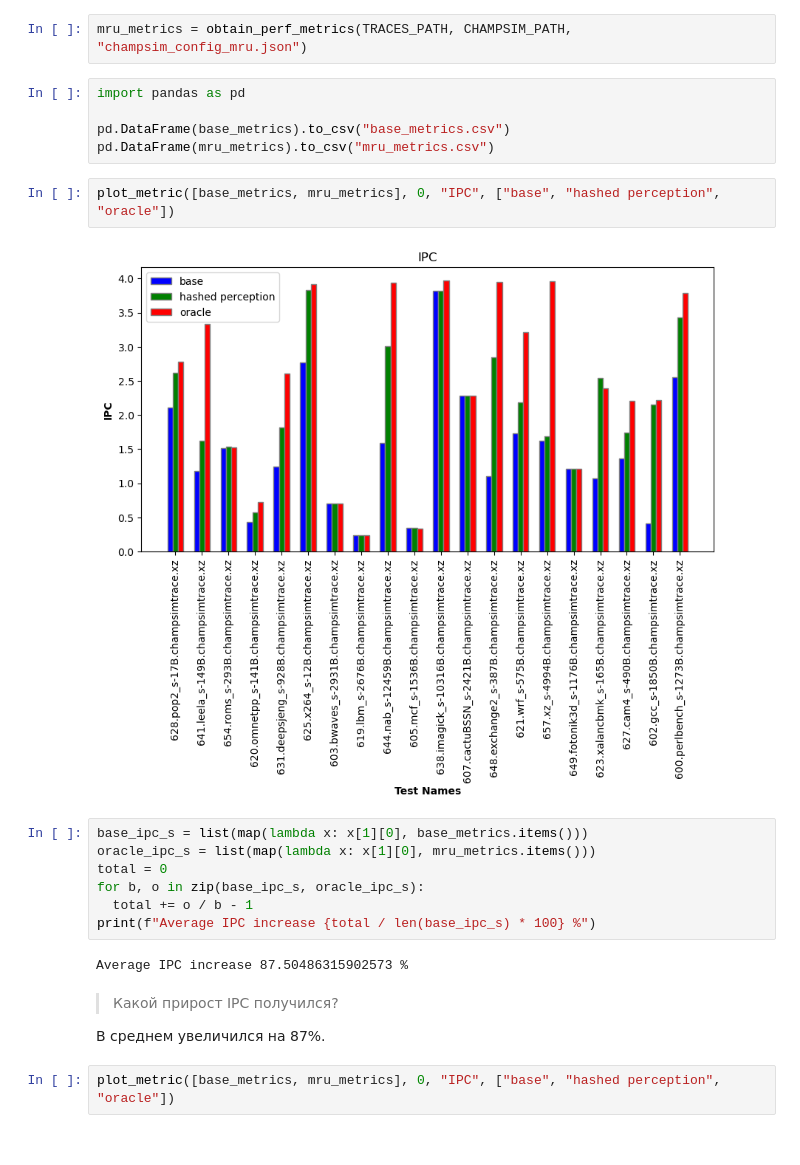
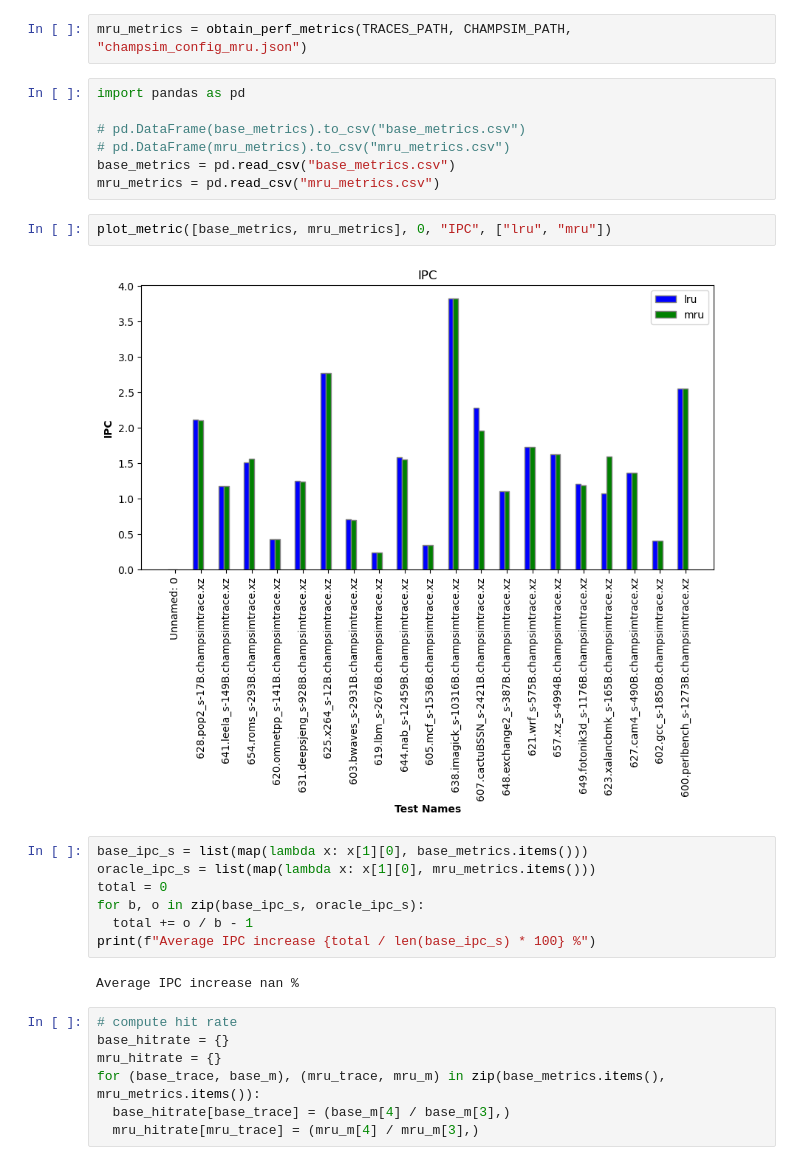
Before and after one commit to Dmitrryy/ChampSim, a Jupyter notebook: tasks/task2/report.ipynb, the cells around one changed output. Drawn from its saved outputs; the diff is of its cells as text.

```diff
--- a/tasks/task2/report.ipynb
+++ b/tasks/task2/report.ipynb
@@ -40,12 +22,14 @@ mru_metrics = obtain_perf_metrics(TRACES_PATH, CHAMPSIM_PATH, "champsim_config_m
 # %%
 import pandas as pd
 
-pd.DataFrame(base_metrics).to_csv("base_metrics.csv")
-pd.DataFrame(mru_metrics).to_csv("mru_metrics.csv")
+# pd.DataFrame(base_metrics).to_csv("base_metrics.csv")
+# pd.DataFrame(mru_metrics).to_csv("mru_metrics.csv")
+base_metrics = pd.read_csv("base_metrics.csv")
+mru_metrics = pd.read_csv("mru_metrics.csv")
 # %%
-plot_metric([base_metrics, mru_metrics], 0, "IPC", ["base", "hashed perception", "oracle"])
+plot_metric([base_metrics, mru_metrics], 0, "IPC", ["lru", "mru"])
 # %% [output]
-[figure, old version]
+[figure, new version]
 # %%
 base_ipc_s = list(map(lambda x: x[1][0], base_metrics.items()))
 oracle_ipc_s = list(map(lambda x: x[1][0], mru_metrics.items()))
@@ -54,10 +38,11 @@ for b, o in zip(base_ipc_s, oracle_ipc_s):
   total += o / b - 1
 print(f"Average IPC increase {total / len(base_ipc_s) * 100} %")
 # %% [output]
-Average IPC increase 87.50486315902573 %
+Average IPC increase nan %
-# %% [markdown]
-> Какой прирост IPC получился?
-
-В среднем увеличился на 87%.
-# %%
-plot_metric([base_metrics, mru_metrics], 0, "IPC", ["base", "hashed perception", "oracle"])
+# %%
+# compute hit rate
+base_hitrate = {}
+mru_hitrate = {}
+for (base_trace, base_m), (mru_trace, mru_m) in zip(base_metrics.items(), mru_metrics.items()):
+  base_hitrate[base_trace] = (base_m[4] / base_m[3],)
+  mru_hitrate[mru_trace] = (mru_m[4] / mru_m[3],)
```
Also changed, not shown: parts of 2 cells of this notebook, 3 other files.
